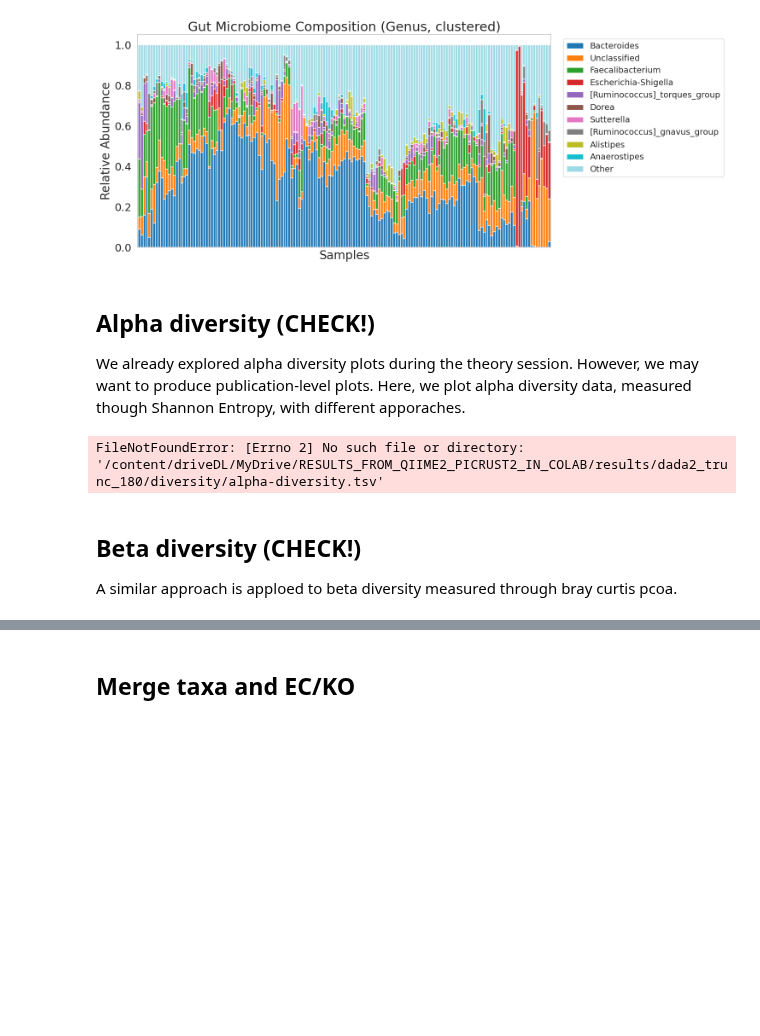
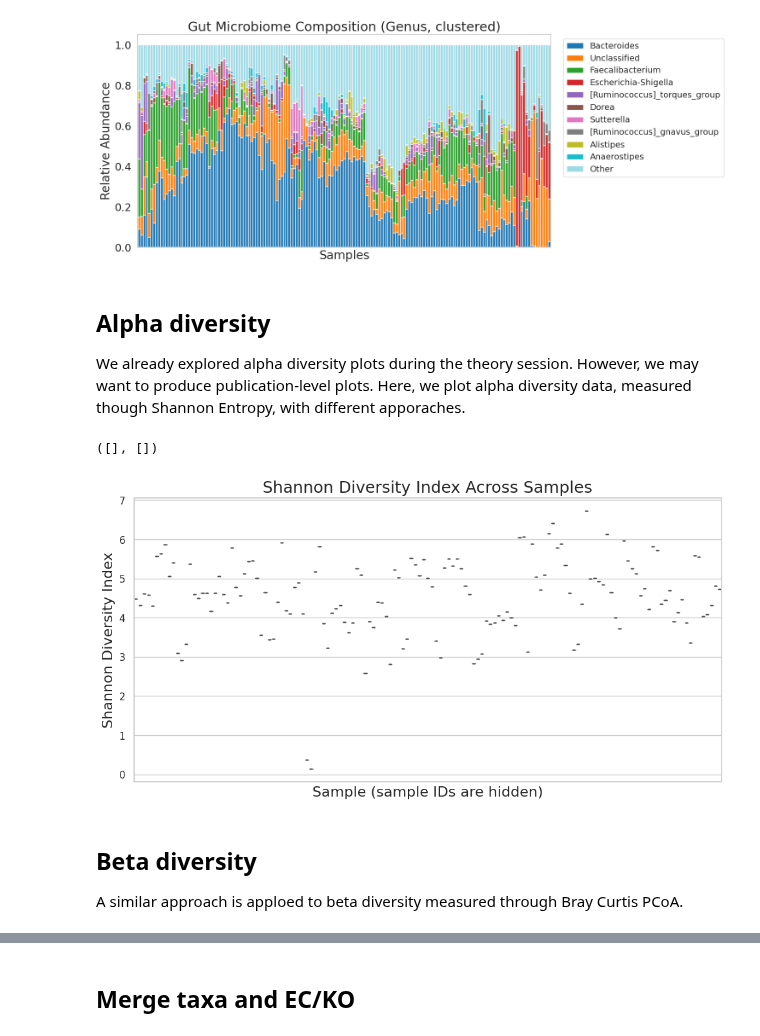
Before and after one commit to hector-ahg/predictive-microbiology-course, a Jupyter notebook: notebooks/03_exploratory_microbiome_analysis.ipynb, the cells around one changed output, grey strips where cells are left out. Drawn from its saved outputs; the diff is of its cells as text; code cells hidden in the pictures; blank space fills up the shorter version.

Commit message:
Modified using Colab

```diff
--- a/notebooks/03_exploratory_microbiome_analysis.ipynb
+++ b/notebooks/03_exploratory_microbiome_analysis.ipynb
@@ -337,32 +339,33 @@ plt.show()
 # %% [output]
 [figure]
 # %% [markdown]
-## Alpha diversity (CHECK!)
+## Alpha diversity
 
 We already explored alpha diversity plots during the theory session. However, we may want to produce publication-level plots. Here, we plot alpha diversity data, measured though Shannon Entropy, with different apporaches.
 # %%
 # path to alpha diversity data
 alpha_diversity_path = DADA2_RESULT_DIR /  "diversity"
 # load data
 df_alpha = pd.read_csv(alpha_diversity_path / "alpha-diversity.tsv", sep="\t")
 # Display the alpha diversity dataframe
 df_alpha.head()
 df_alpha.rename(columns={"Unnamed: 0": "sample_id"}, inplace=True)
 df_alpha.head()
 
 # Plot alpha diversity
 plt.figure(figsize=(10, 6))
-sns.boxplot(x="Unnamed: 0", y="shannon_entropy", data=df_aplha)
+sns.boxplot(x="sample_id", y="shannon_entropy", data=df_alpha)
 plt.title("Shannon Diversity Index Across Samples", fontsize=18)
 plt.xlabel("Sample (sample IDs are hidden)", fontsize=16)
 plt.ylabel("Shannon Diversity Index", fontsize=16)
 plt.xticks(rotation=90) # Rotate x-axis labels if needed
 plt.tight_layout()
 plt.xticks([]) # hide sample names
 # %% [output]
-FileNotFoundError: [Errno 2] No such file or directory: '/content/driveDL/MyDrive/RESULTS_FROM_QIIME2_PICRUST2_IN_COLAB/results/dada2_trunc_180/diversity/alpha-diversity.tsv'
+([], [])
+[figure, added]
 # %% [markdown]
-## Beta diversity (CHECK!)
+## Beta diversity
 
-A similar approach is apploed to beta diversity measured through bray curtis pcoa.
+A similar approach is apploed to beta diversity measured through Bray Curtis PCoA.
 # %%
```
Also changed, not shown: parts of 24 cells of this notebook.
